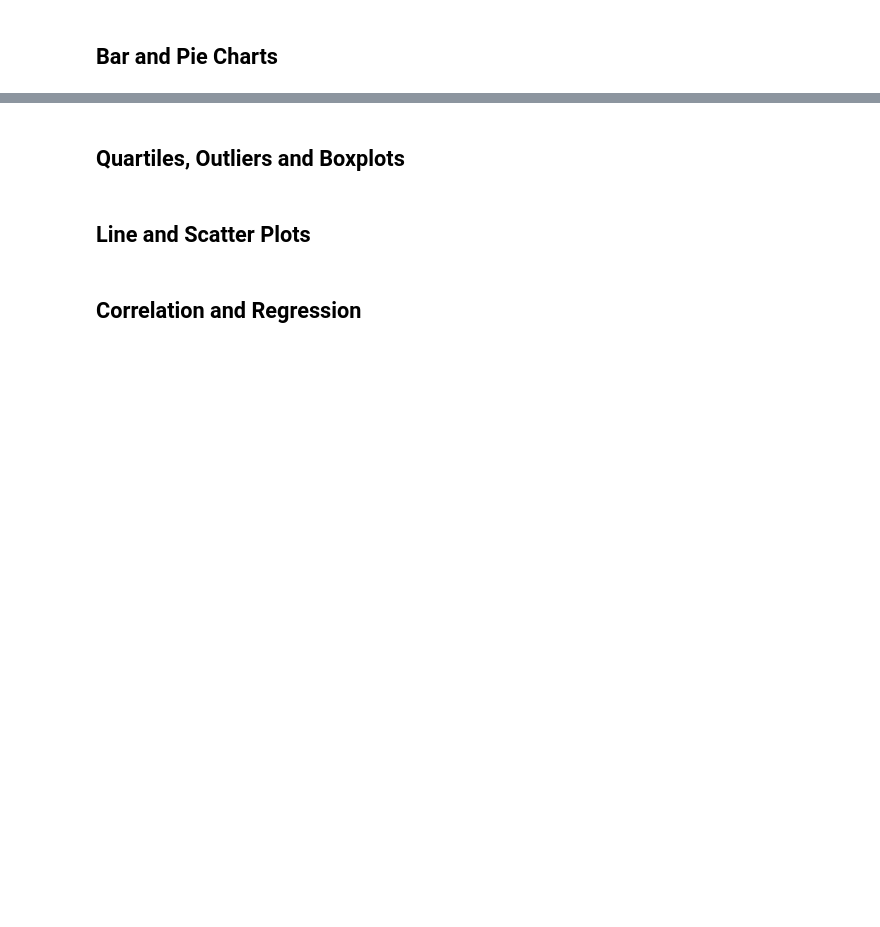
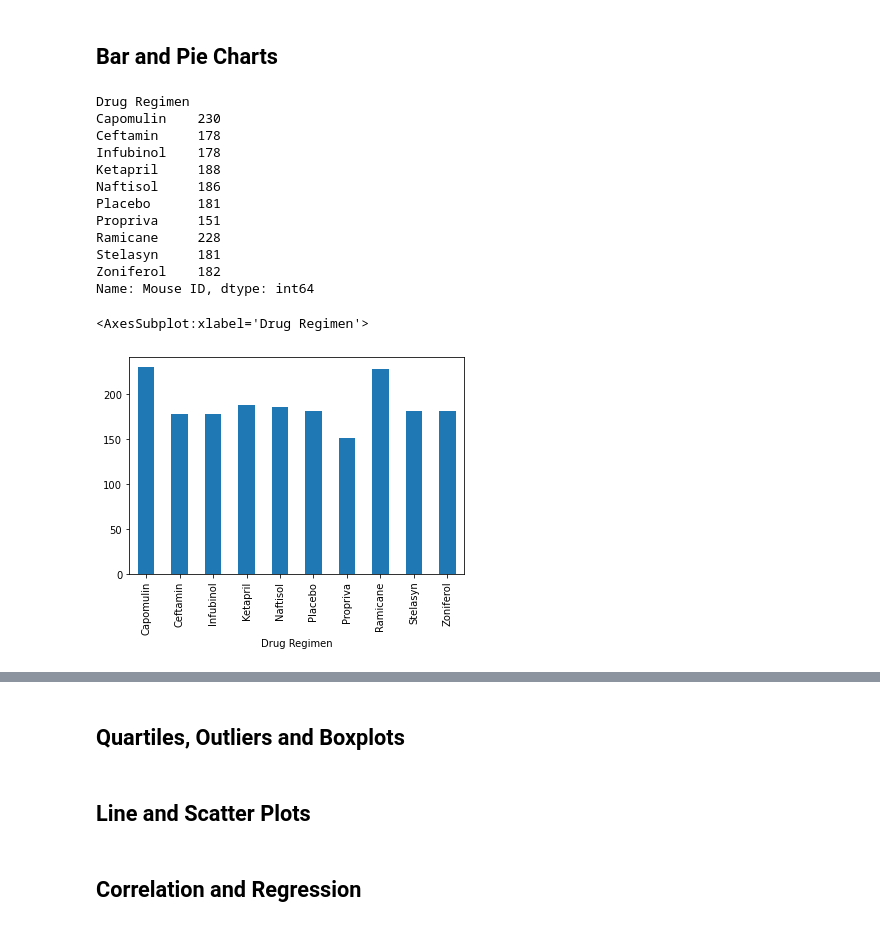
Before and after one commit to DataTortuga/matplotlib-challenge, a Jupyter notebook: Pymaceuticals/pymaceuticals_starter.ipynb, the cells around one changed output, grey strips where cells are left out. Cells and saved outputs as stored; diff of their text form; code cells hidden in the pictures; blank space fills up the shorter version.

```diff
--- a/Pymaceuticals/pymaceuticals_starter.ipynb
+++ b/Pymaceuticals/pymaceuticals_starter.ipynb
@@ -15,5 +15,7 @@ mouse_metadata = pd.read_csv(mouse_metadata_path)
 study_results = pd.read_csv(study_results_path)
 
 # Combine the data into a single dataset
+merged_df = pd.merge(mouse_metadata, study_results, on='Mouse ID', how='right')
 
 # Display the data table for preview
+print(merged_df.head(50))
@@ -19,0 +92,4 @@ study_results = pd.read_csv(study_results_path)
+# %%
+# Create a clean DataFrame by dropping the duplicate mouse by its ID.
+merged_df.drop_duplicates(subset=['Mouse ID','Timepoint'],keep=False,inplace=True)
+merged_df.shape
@@ -83,5 +145,23 @@ array(['b128', 'f932', 'g107', 'a457', 'c819', 'h246', 'p189', 'n923',
 ## Bar and Pie Charts
 # %%
 # Generate a bar plot showing the total number of unique mice tested on each drug regimen using pandas.
+print(merged_df.groupby('Drug Regimen')['Mouse ID'].count())
+
+merged_df.groupby('Drug Regimen')['Mouse ID'].count().plot(kind='bar')
+# %% [output]
+Drug Regimen
+Capomulin    230
+Ceftamin     178
+Infubinol    178
+Ketapril     188
+Naftisol     186
+Placebo      181
+Propriva     151
+Ramicane     228
+Stelasyn     181
+Zoniferol    182
+Name: Mouse ID, dtype: int64
+<AxesSubplot:xlabel='Drug Regimen'>
+[figure, added]
 # %%
 # Generate a bar plot showing the total number of unique mice tested on each drug regimen using pyplot.
```
Also changed, not shown: parts of 13 cells of this notebook.
